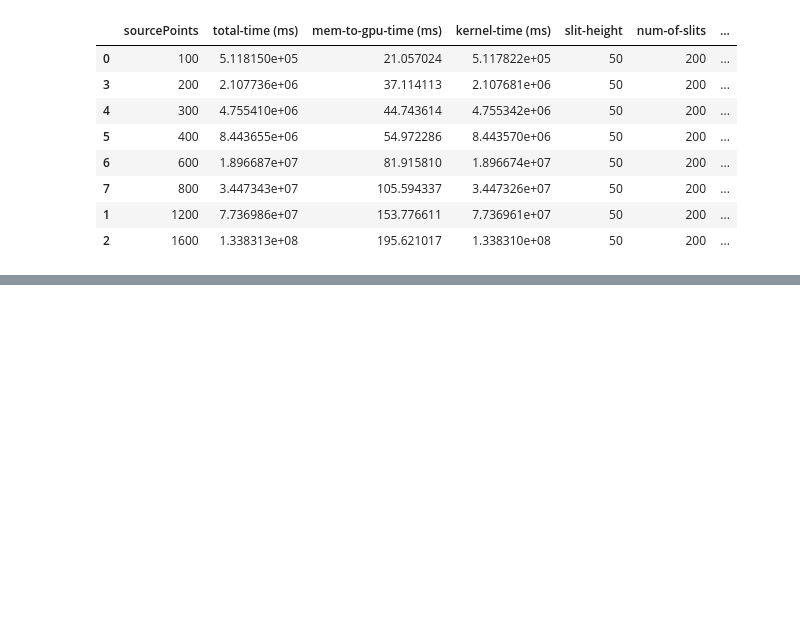
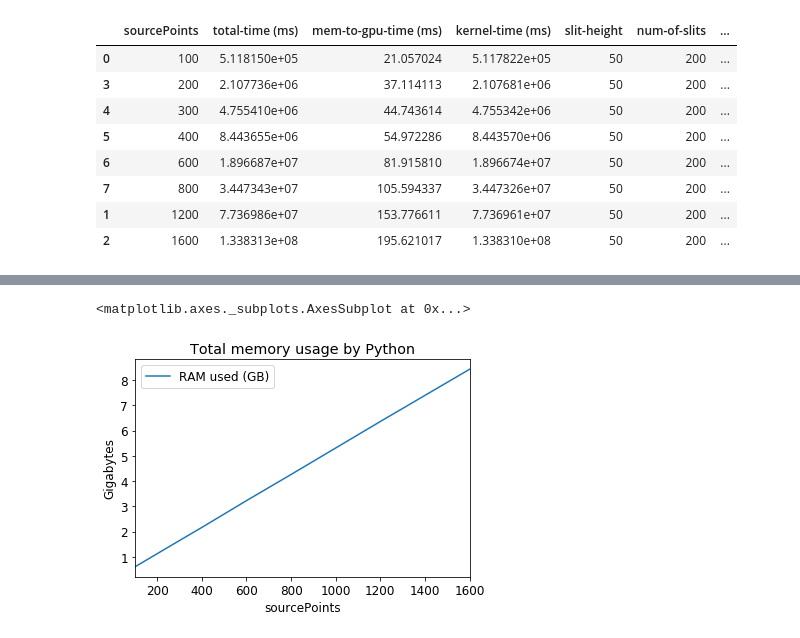
Before and after one commit to gtoledorodriguez/XRay-Optics-Simulation, a Jupyter notebook: notes/gpu-memory-usage/gpu-memory-test-stats.ipynb, the cells around one changed output, grey strips where cells are left out. Saved outputs shown, nothing was run; the diff lists cells and outputs as text; code cells hidden in the pictures; blank space fills up the shorter version.

Commit message:
add ram usage

```diff
--- a/notes/gpu-memory-usage/gpu-memory-test-stats.ipynb
+++ b/notes/gpu-memory-usage/gpu-memory-test-stats.ipynb
@@ -79,0 +95,9 @@ df.plot(kind='line',x='sourcePoints',y='bytes-transferred-total-cpu-to-to-gpu (H
+# %%
+plt.title("Total memory usage by Python")
+plt.ylabel("Gigabytes")
+
+ax = plt.gca()
+df.plot(kind='line', x='sourcePoints', y='RAM used (GB)', ax=ax)
+# %% [output]
+<matplotlib.axes._subplots.AxesSubplot at 0x...>
+[figure, added]
```
Also changed, not shown: parts of 7 cells of this notebook.
